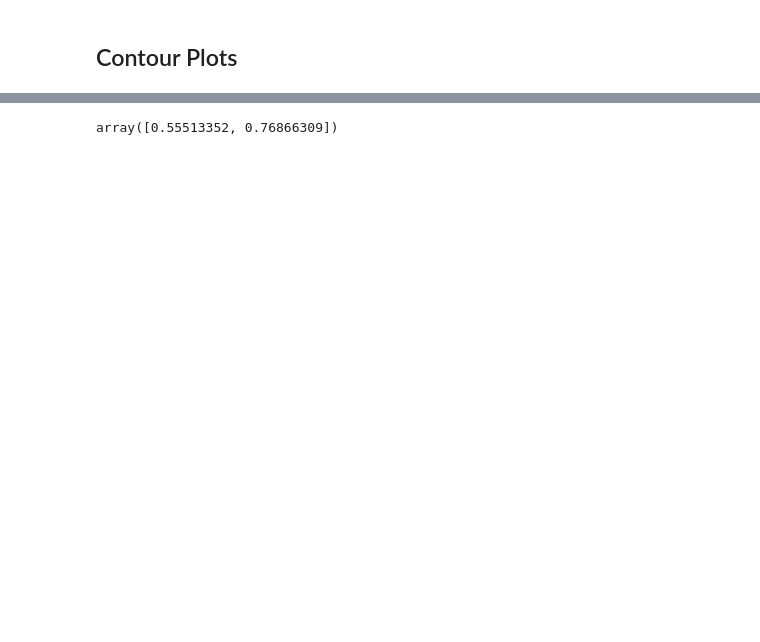
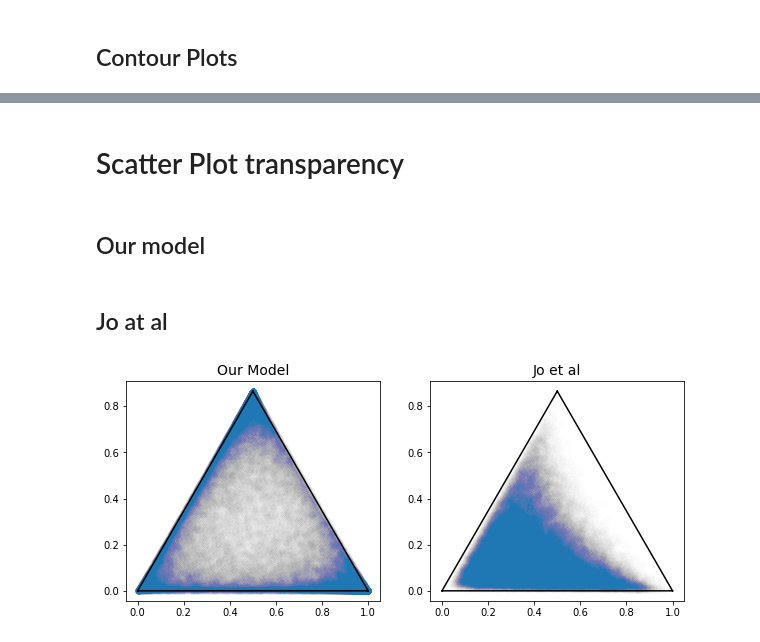
Before and after one commit to mberaha/spatial_mixtures, a Jupyter notebook: notebooks/Logitnormal MC simulations.ipynb, the cells around one changed output, grey strips where cells are left out. Drawn from its saved outputs; the diff is of its cells as text; code cells hidden in the pictures; blank space fills up the shorter version.

```diff
--- a/notebooks/Logitnormal MC simulations.ipynb
+++ b/notebooks/Logitnormal MC simulations.ipynb
@@ -393,13 +388,4 @@ plt.show()
-# %%
-fig, axes = plt.subplots(1, 1, figsize=(11, 5))
-axes.triplot(triangle)
-
-
-for i in range(samples.shape[0]):
-    proj1 = project_point(samples[i, :])
-    axes.plot([proj1[0]], [proj1[1]], marker="o", figure=fig)
-
-axes.set_aspect("equal")
-plt.show()
-# %% [output]
-array([0.55513352, 0.76866309])
+# %% [markdown]
+# Scatter Plot transparency
+# %% [markdown]
+## Our model
@@ -405,0 +404,40 @@ array([0.55513352, 0.76866309])
+# %% [markdown]
+## Jo at al
+# %%
+def simulate_jo(nsamples):
+    dim = 3
+    a = 1
+    b = 1
+    mean = np.log(1-1/(1+np.exp(b-a*np.linspace(1,dim-1, dim-1))))
+    out = np.zeros((nsamples, 2))
+    for i in range(nsamples):
+        draw = np.random.multivariate_normal(mean=mean, cov=np.eye(dim-1))
+        out[i, :] = draw
+    return np.apply_along_axis(inv_alr, 1, out)
+
+samples_jo = simulate_jo(100000)
+projected_jo = np.apply_along_axis(project_point, 1, samples_jo)
+# %%
+from matplotlib import rc
+rc("text", usetex=False)
+fig, axes = plt.subplots(1, 2, figsize=(10, 5))
+
+axes[0].axes.triplot(triangle, c='black')
+axes[0].scatter(projected_our[:, 0], projected_our[:, 1], figure=fig, c='#1f77b4',
+                alpha=0.005)
+axes[0].set_title('Our Model', fontsize=TITLE_FONT_SIZE)
+
+axes[1].axes.triplot(triangle, c='black')
+axes[1].scatter(projected_jo[:, 0], projected_jo[:, 1], figure=fig, c='#1f77b4',
+                alpha=0.005)
+axes[1].set_title("Jo et al", fontsize=TITLE_FONT_SIZE)
+
+for i in range(2):
+    axes[i].set_xlim((-0.05, 1.05))
+    #axes[i].set_ylim(0, 1)
+    axes[i].set_aspect("equal")
+
+plt.savefig("../images/our_vs_jo_model.png")
+plt.show()
+# %% [output]
+[figure, added]
```
Also changed, not shown: parts of 14 cells of this notebook.
